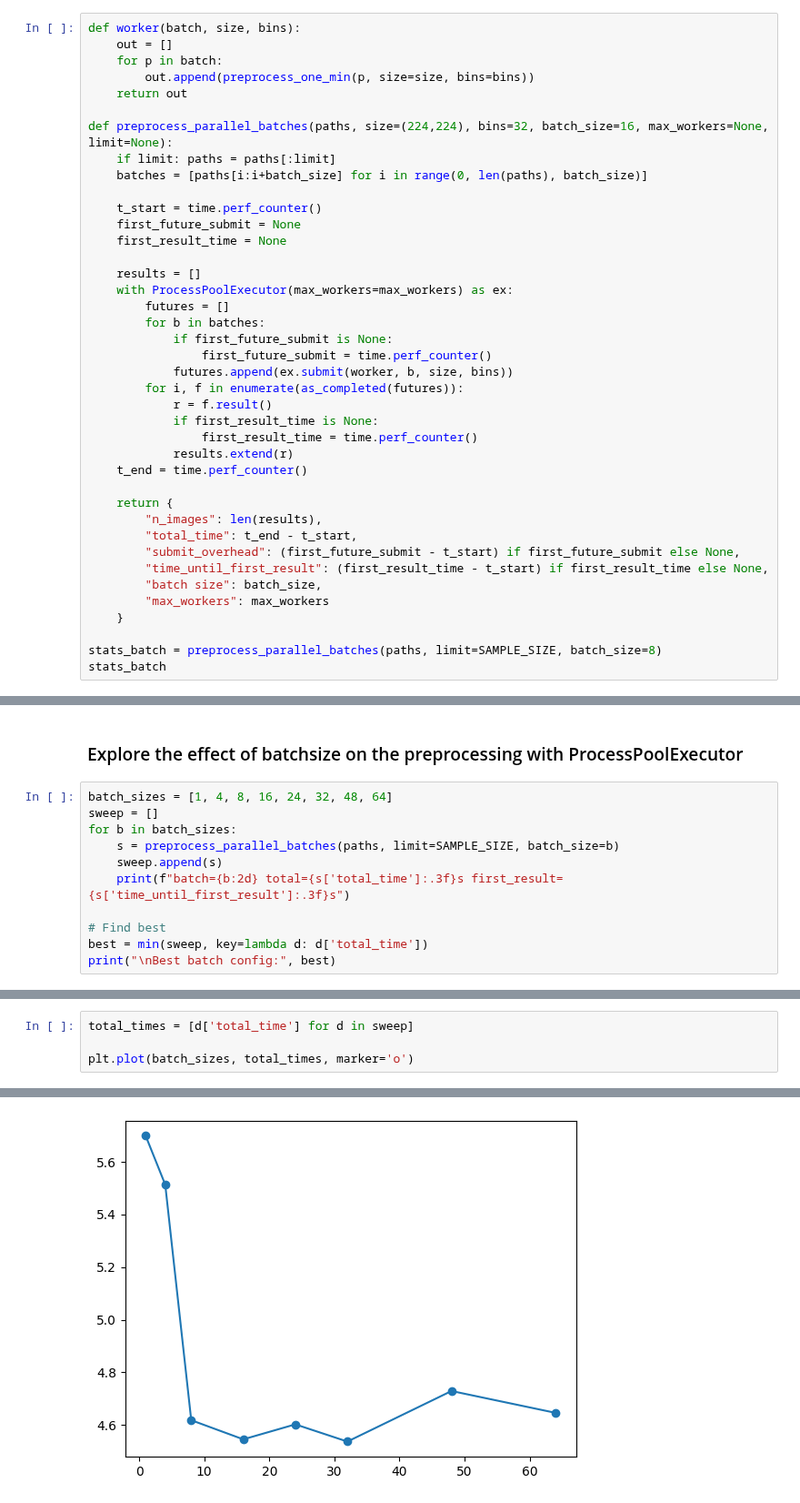
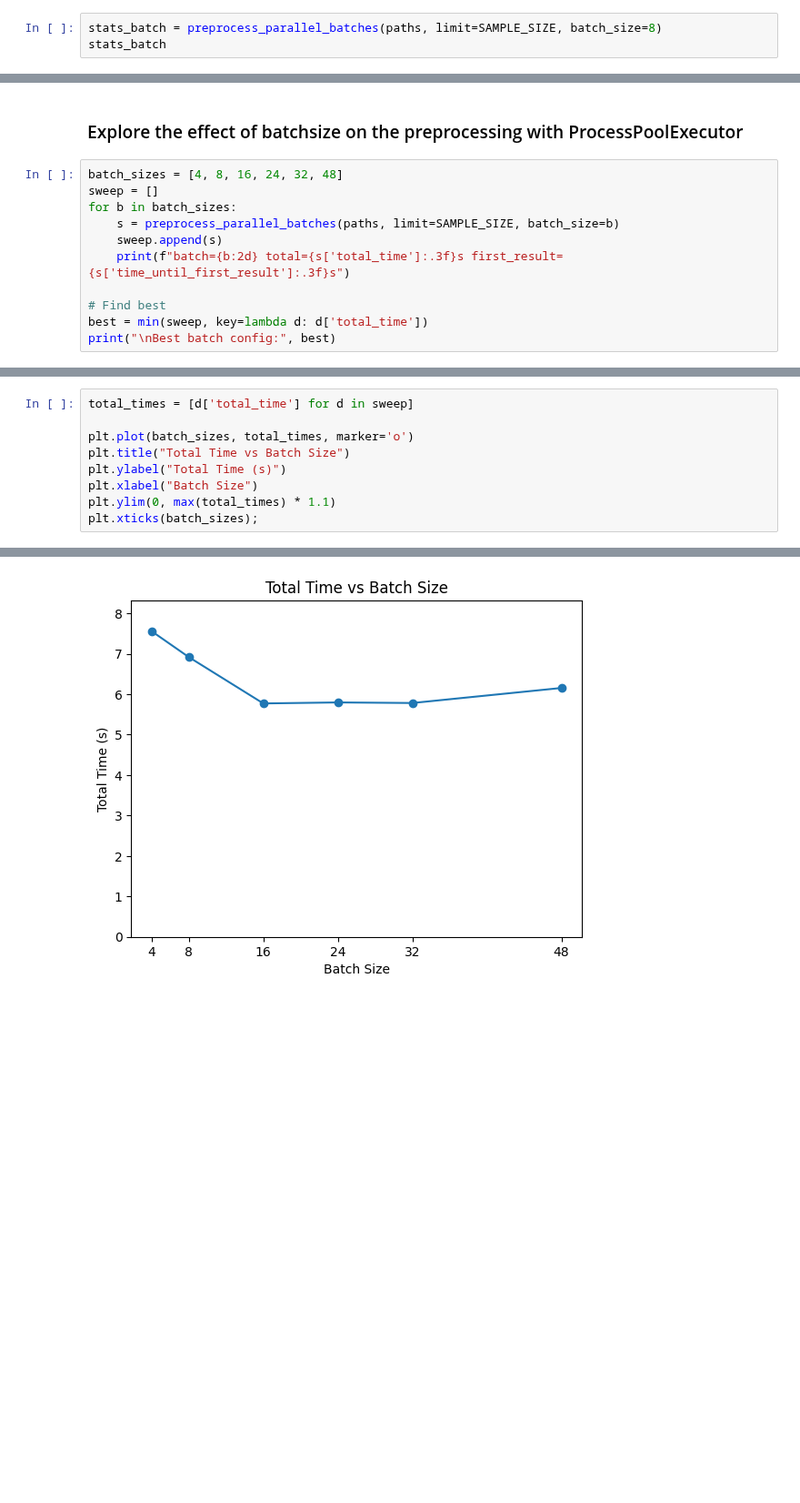
Before and after one commit to G-Gress/python_parallelism, a Jupyter notebook: notebooks/exploration.ipynb, the cells around one changed output, grey strips where cells are left out. Shown at 91% size. Drawn from its saved outputs; the diff is of its cells as text; blank space fills up the shorter version.

Commit message:
Batch preprocessing exploration

```diff
--- a/notebooks/exploration.ipynb
+++ b/notebooks/exploration.ipynb
@@ -398,41 +458,4 @@ Speedups vs serial:
 # %%
-def worker(batch, size, bins):
-    out = []
-    for p in batch:
-        out.append(preprocess_one_min(p, size=size, bins=bins))
-    return out
-
-def preprocess_parallel_batches(paths, size=(224,224), bins=32, batch_size=16, max_workers=None, limit=None):
-    if limit: paths = paths[:limit]
-    batches = [paths[i:i+batch_size] for i in range(0, len(paths), batch_size)]
-
-    t_start = time.perf_counter()
-    first_future_submit = None
-    first_result_time = None
-
-    results = []
-    with ProcessPoolExecutor(max_workers=max_workers) as ex:
-        futures = []
-        for b in batches:
-            if first_future_submit is None:
-                first_future_submit = time.perf_counter()
-            futures.append(ex.submit(worker, b, size, bins))
-        for i, f in enumerate(as_completed(futures)):
-            r = f.result()
-            if first_result_time is None:
-                first_result_time = time.perf_counter()
-            results.extend(r)
-    t_end = time.perf_counter()
-
-    return {
-        "n_images": len(results),
-        "total_time": t_end - t_start,
-        "submit_overhead": (first_future_submit - t_start) if first_future_submit else None,
-        "time_until_first_result": (first_result_time - t_start) if first_result_time else None,
-        "batch size": batch_size,
-        "max_workers": max_workers
-    }
-
 stats_batch = preprocess_parallel_batches(paths, limit=SAMPLE_SIZE, batch_size=8)
 stats_batch
 # %% [output]
@@ -445,7 +468,7 @@ stats_batch
 # %% [markdown]
 ### Explore the effect of batchsize on the preprocessing with ProcessPoolExecutor
 # %%
-batch_sizes = [1, 4, 8, 16, 24, 32, 48, 64]
+batch_sizes = [4, 8, 16, 24, 32, 48]
 sweep = []
 for b in batch_sizes:
     s = preprocess_parallel_batches(paths, limit=SAMPLE_SIZE, batch_size=b)
@@ -462,4 +491,9 @@ KeyboardInterrupt:
 total_times = [d['total_time'] for d in sweep]
 
 plt.plot(batch_sizes, total_times, marker='o')
+plt.title("Total Time vs Batch Size")
+plt.ylabel("Total Time (s)")
+plt.xlabel("Batch Size")
+plt.ylim(0, max(total_times) * 1.1)
+plt.xticks(batch_sizes);
 # %% [output]
@@ -467 +500 @@ plt.plot(batch_sizes, total_times, marker='o')
-[figure, old version]
+[figure, new version]
```
Also changed, not shown: parts of 16 cells of this notebook.
